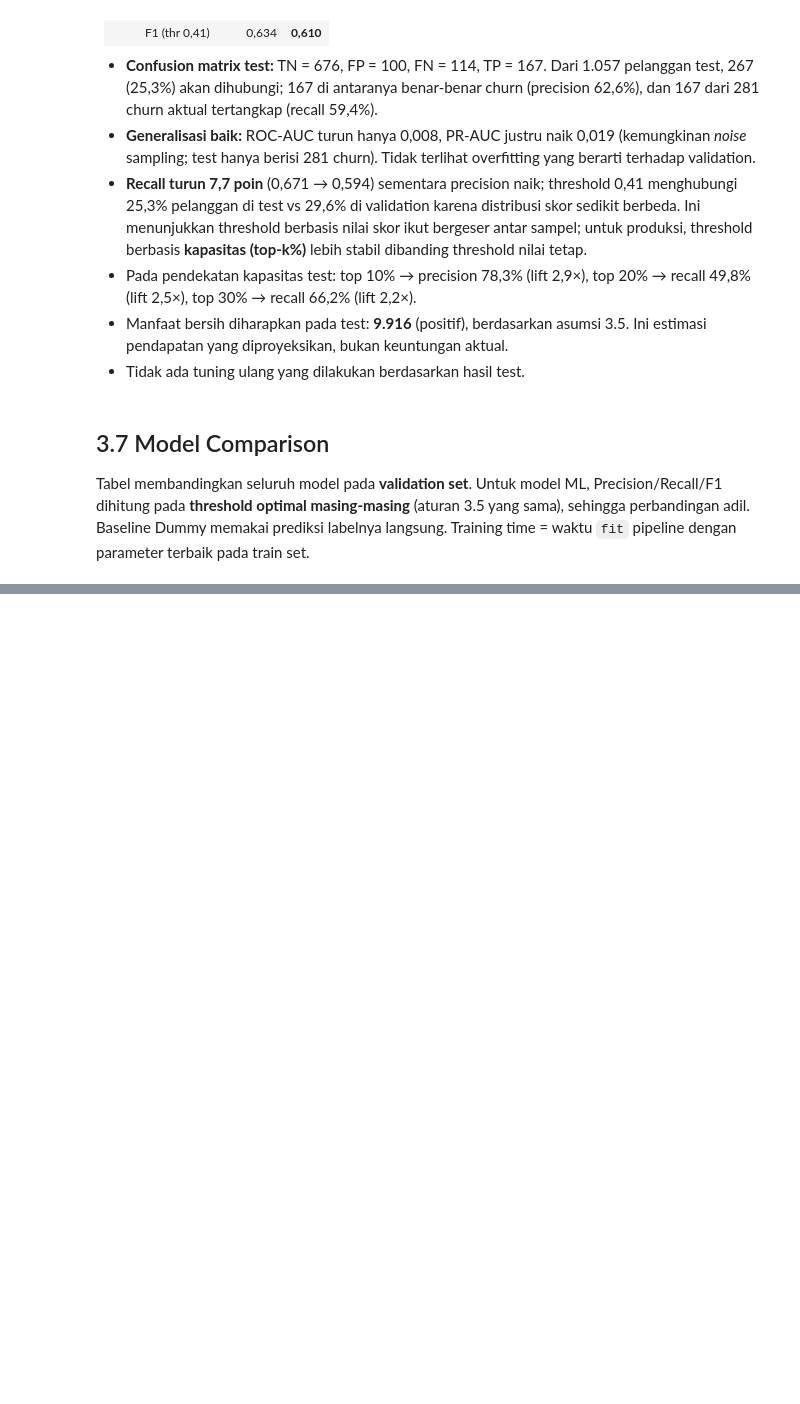
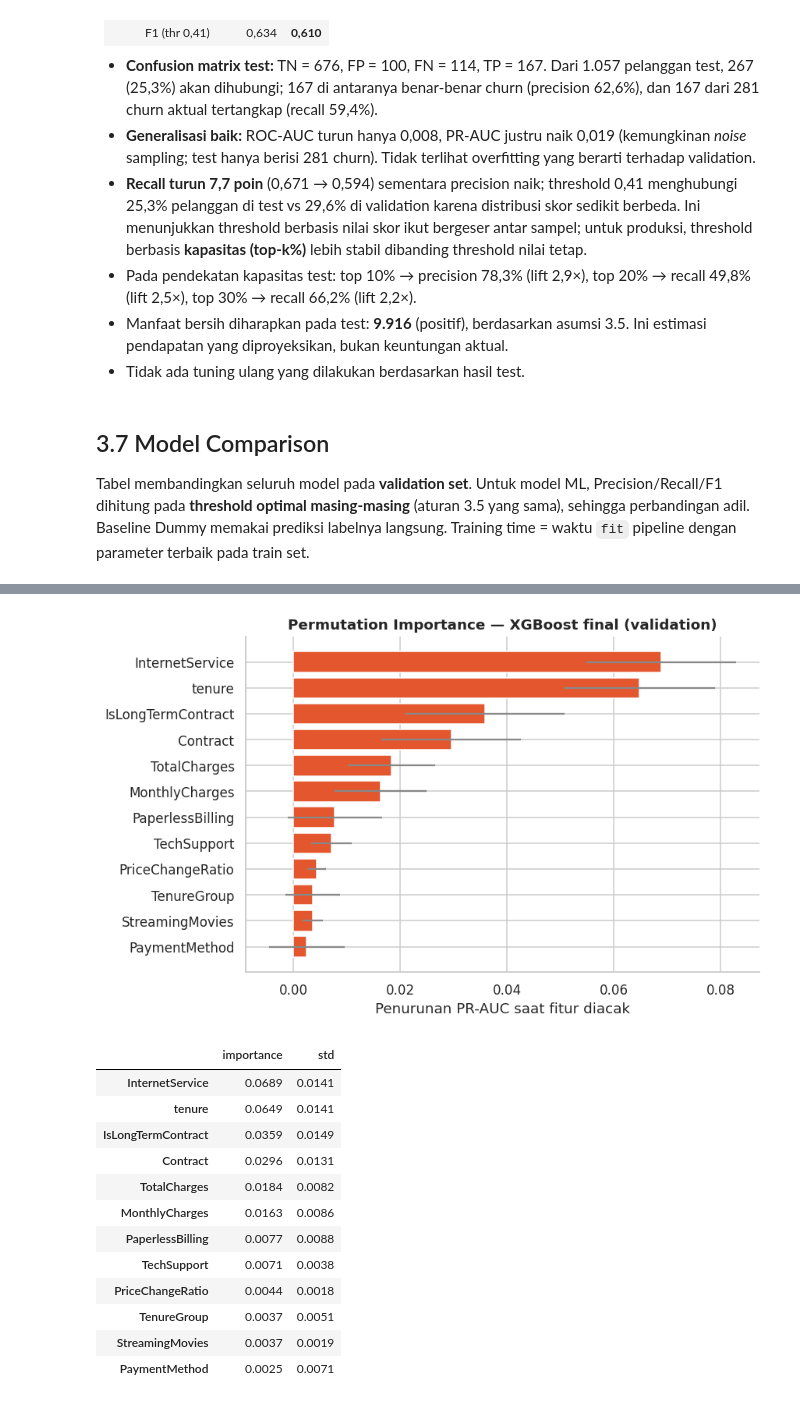
Before and after one commit to arielsharonferdinandus/Telco_Customer_Churn_Prediction, a Jupyter notebook: Telco_Churn_Notebook.ipynb, the cells around one changed output, grey strips where cells are left out. Cells and saved outputs as stored; diff of their text form; code cells hidden in the pictures; blank space fills up the shorter version.

```diff
--- a/Telco_Churn_Notebook.ipynb
+++ b/Telco_Churn_Notebook.ipynb
@@ -1265,0 +1442,24 @@ Evaluasi akhir model final pada TEST set:
+# %%
+from sklearn.inspection import permutation_importance
+pi = permutation_importance(final_pipe, Xva, y_val, scoring='average_precision', n_repeats=20, random_state=RANDOM_STATE, n_jobs=1)
+pi_df = pd.DataFrame({'importance': pi.importances_mean, 'std': pi.importances_std}, index=Xva.columns).sort_values('importance', ascending=False)
+top = pi_df.head(12).iloc[::-1]
+fig, ax = plt.subplots(figsize=(8, 5))
+ax.barh(top.index, top.importance, xerr=top['std'], color=COL['Yes'], ecolor='#888')
+ax.set(xlabel='Penurunan PR-AUC saat fitur diacak', title='Permutation Importance — XGBoost final (validation)'); plt.tight_layout(); plt.show()
+display(pi_df.head(12).round(4))
+# %% [output]
+[figure, added]
+|  | importance | std |
+| InternetService | 0.0689 | 0.0141 |
+| tenure | 0.0649 | 0.0141 |
+| IsLongTermContract | 0.0359 | 0.0149 |
+| Contract | 0.0296 | 0.0131 |
+| TotalCharges | 0.0184 | 0.0082 |
+| MonthlyCharges | 0.0163 | 0.0086 |
+| PaperlessBilling | 0.0077 | 0.0088 |
+| TechSupport | 0.0071 | 0.0038 |
+| PriceChangeRatio | 0.0044 | 0.0018 |
+| TenureGroup | 0.0037 | 0.0051 |
+| StreamingMovies | 0.0037 | 0.0019 |
+| PaymentMethod | 0.0025 | 0.0071 |
```
Also changed, not shown: parts of 26 cells of this notebook.
